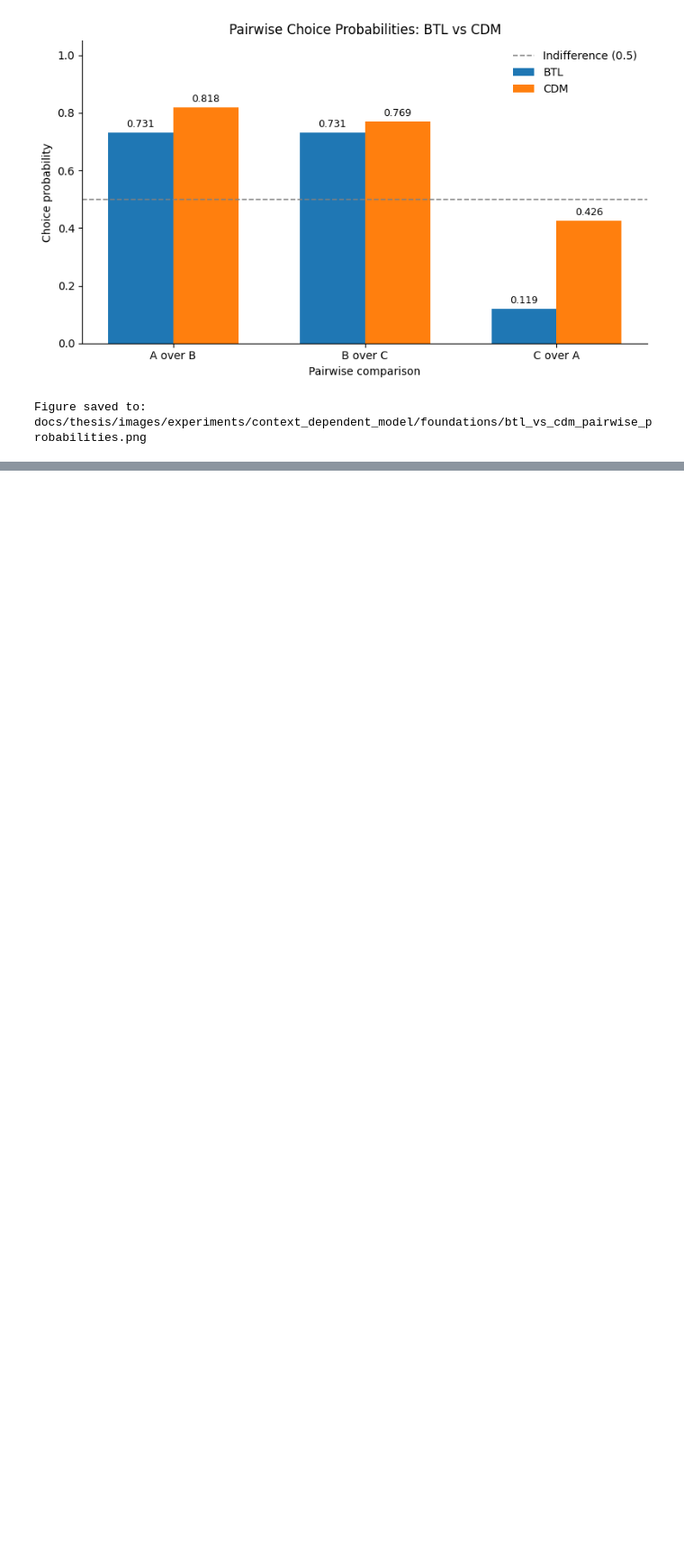
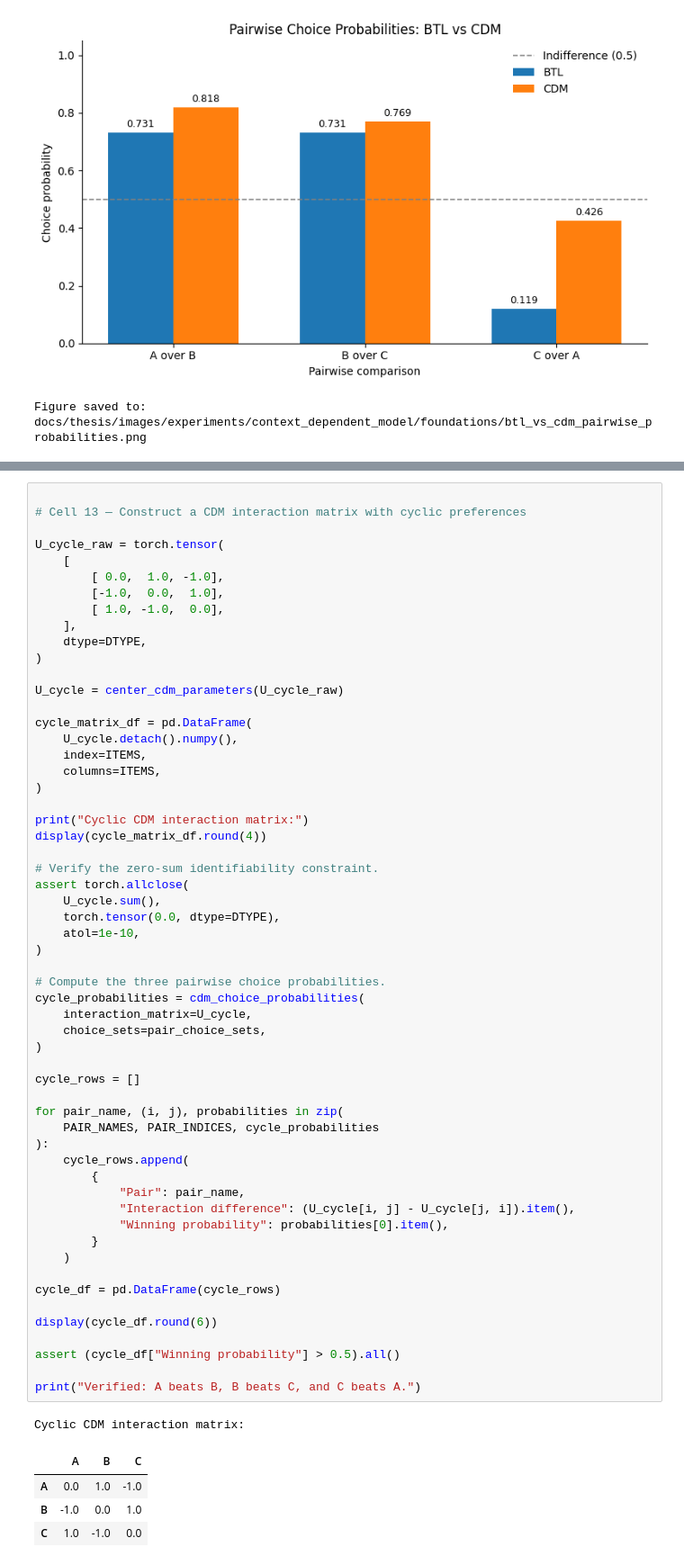
Before and after one commit to rbhdsks/Learning-from-Comparison-Data-Master-Thesis-Project-, a Jupyter notebook: notebooks/foundations/Bradley_Terry_Model_MLE/07_BTL_vs_CDM_Interactions_and_Cycles.ipynb, the cells around one changed output, grey strips where cells are left out. Shown at 90% size. Drawn from its saved outputs; the diff is of its cells as text; blank space fills up the shorter version.

```diff
--- a/notebooks/foundations/Bradley_Terry_Model_MLE/07_BTL_vs_CDM_Interactions_and_Cycles.ipynb
+++ b/notebooks/foundations/Bradley_Terry_Model_MLE/07_BTL_vs_CDM_Interactions_and_Cycles.ipynb
@@ -767,0 +869,63 @@ Figure saved to: docs/thesis/images/experiments/context_dependent_model/foundati
+# %%
+
+# Cell 13 — Construct a CDM interaction matrix with cyclic preferences
+
+U_cycle_raw = torch.tensor(
+    [
+        [ 0.0,  1.0, -1.0],
+        [-1.0,  0.0,  1.0],
+        [ 1.0, -1.0,  0.0],
+    ],
+    dtype=DTYPE,
+)
+
+U_cycle = center_cdm_parameters(U_cycle_raw)
+
+cycle_matrix_df = pd.DataFrame(
+    U_cycle.detach().numpy(),
+    index=ITEMS,
+    columns=ITEMS,
+)
+
+print("Cyclic CDM interaction matrix:")
+display(cycle_matrix_df.round(4))
+
+# Verify the zero-sum identifiability constraint.
+assert torch.allclose(
+    U_cycle.sum(),
+    torch.tensor(0.0, dtype=DTYPE),
+    atol=1e-10,
+)
+
+# Compute the three pairwise choice probabilities.
+cycle_probabilities = cdm_choice_probabilities(
+    interaction_matrix=U_cycle,
+    choice_sets=pair_choice_sets,
+)
+
+cycle_rows = []
+
+for pair_name, (i, j), probabilities in zip(
+    PAIR_NAMES, PAIR_INDICES, cycle_probabilities
+):
+    cycle_rows.append(
+        {
+            "Pair": pair_name,
+            "Interaction difference": (U_cycle[i, j] - U_cycle[j, i]).item(),
+            "Winning probability": probabilities[0].item(),
+        }
+    )
+
+cycle_df = pd.DataFrame(cycle_rows)
+
+display(cycle_df.round(6))
+
+assert (cycle_df["Winning probability"] > 0.5).all()
+
+print("Verified: A beats B, B beats C, and C beats A.")
+# %% [output]
+Cyclic CDM interaction matrix:
+|  | A | B | C |
+| A | 0.0 | 1.0 | -1.0 |
+| B | -1.0 | 0.0 | 1.0 |
+| C | 1.0 | -1.0 | 0.0 |
```
Also changed, not shown: parts of 13 cells of this notebook.
